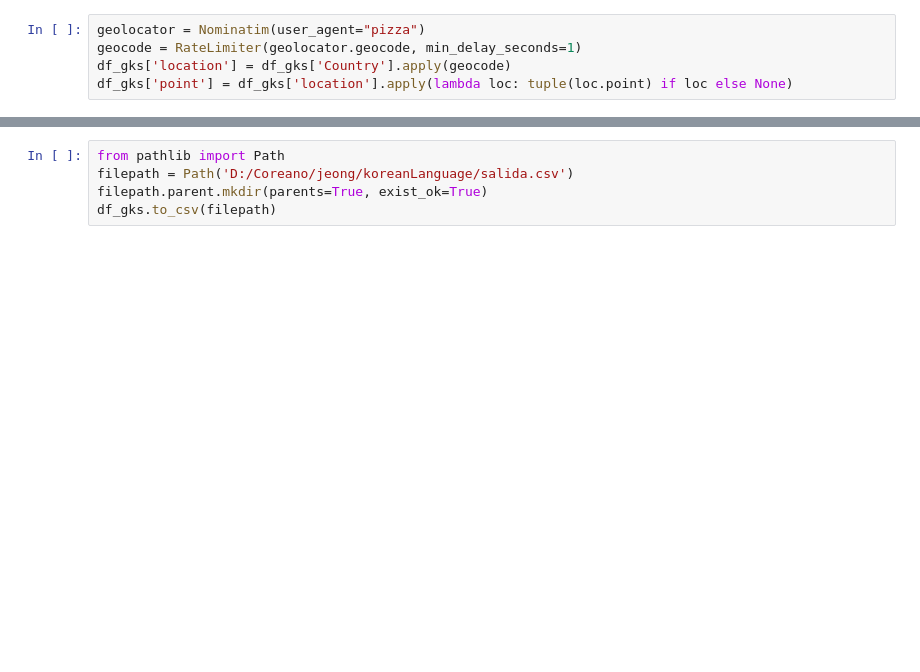
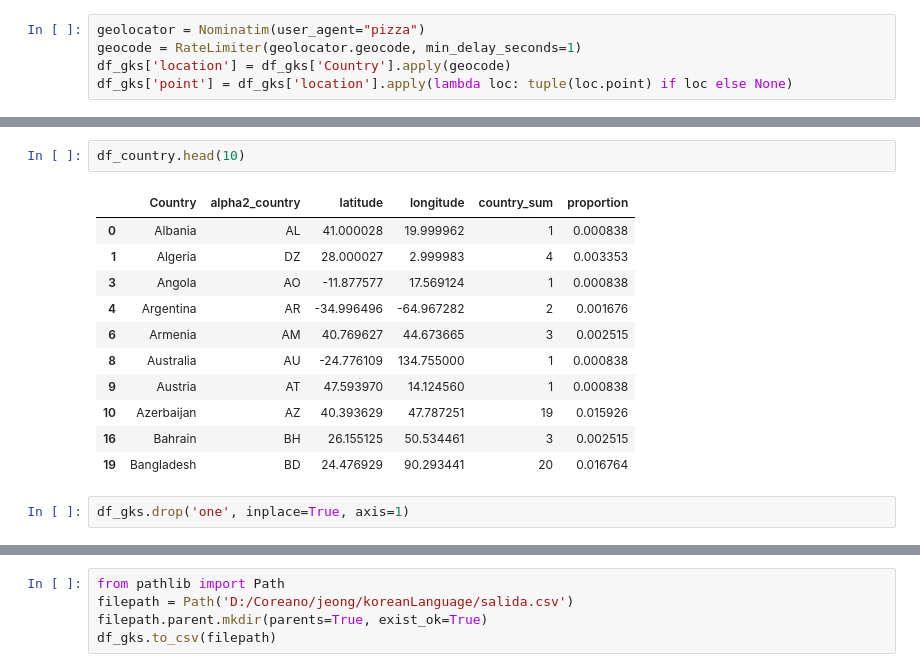
Before and after one commit to JASorianoHernandez/koreanLanguage, a Jupyter notebook: GKS_2022_Data_Visualization.ipynb, the cells around one changed output, grey strips where cells are left out. Drawn from its saved outputs; the diff is of its cells as text; blank space fills up the shorter version.

```diff
--- a/GKS_2022_Data_Visualization.ipynb
+++ b/GKS_2022_Data_Visualization.ipynb
@@ -213,0 +185,16 @@ df_gks.to_csv(index=False)
+# %%
+df_country.head(10)
+# %% [output]
+|  | Country | alpha2_country | latitude | longitude | country_sum | proportion |
+| 0 | Albania | AL | 41.000028 | 19.999962 | 1 | 0.000838 |
+| 1 | Algeria | DZ | 28.000027 | 2.999983 | 4 | 0.003353 |
+| 3 | Angola | AO | -11.877577 | 17.569124 | 1 | 0.000838 |
+| 4 | Argentina | AR | -34.996496 | -64.967282 | 2 | 0.001676 |
+| 6 | Armenia | AM | 40.769627 | 44.673665 | 3 | 0.002515 |
+| 8 | Australia | AU | -24.776109 | 134.755000 | 1 | 0.000838 |
+| 9 | Austria | AT | 47.593970 | 14.124560 | 1 | 0.000838 |
+| 10 | Azerbaijan | AZ | 40.393629 | 47.787251 | 19 | 0.015926 |
+| 16 | Bahrain | BH | 26.155125 | 50.534461 | 3 | 0.002515 |
+| 19 | Bangladesh | BD | 24.476929 | 90.293441 | 20 | 0.016764 |
+# %%
+df_gks.drop('one', inplace=True, axis=1)
```
Also changed, not shown: parts of 17 cells of this notebook, 1 other file.
